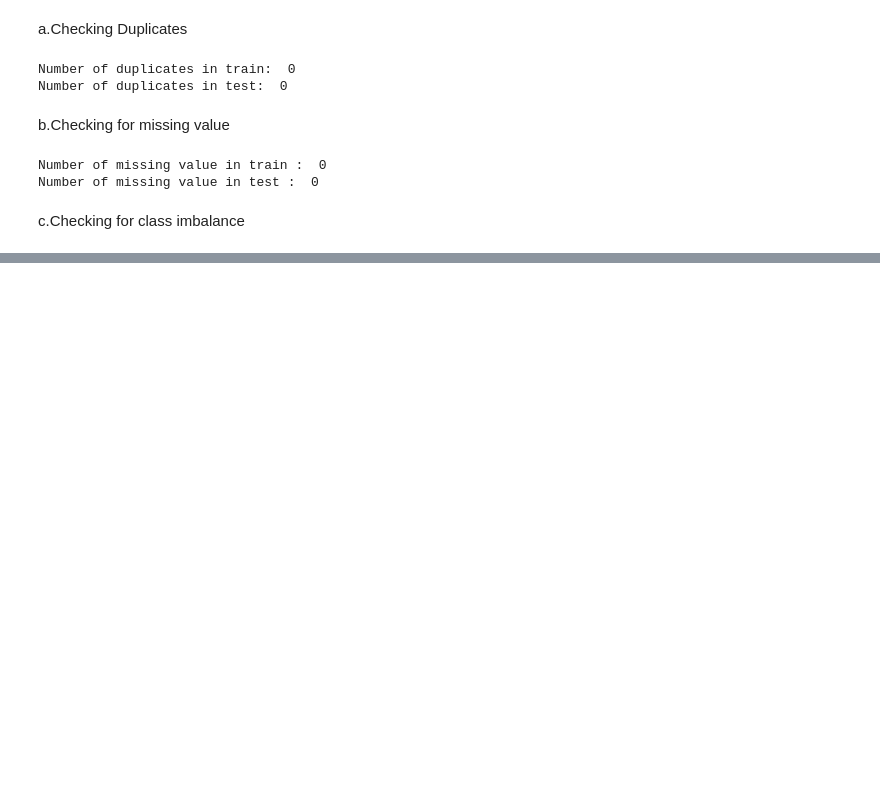
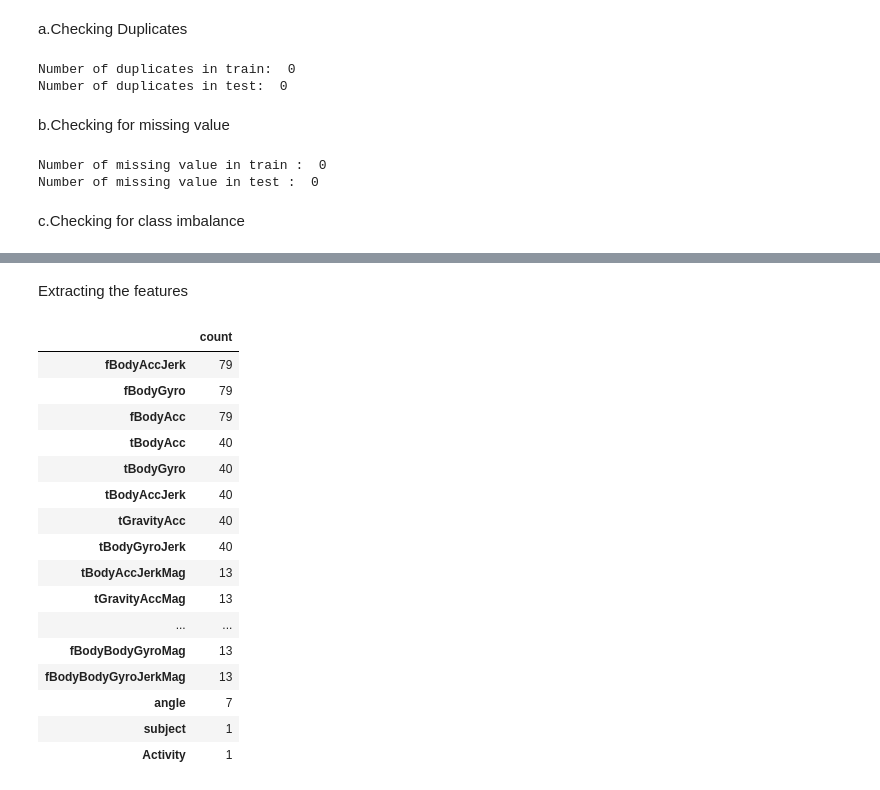
Before and after one commit to 0mcodes/AIML_PROJECTS, a Jupyter notebook: Human Activity Recognition using Smartphone Data/activity.ipynb, the cells around one changed output, grey strips where cells are left out. Drawn from its saved outputs; the diff is of its cells as text; code cells hidden in the pictures; blank space fills up the shorter version.

```diff
--- a/Human Activity Recognition using Smartphone Data/activity.ipynb
+++ b/Human Activity Recognition using Smartphone Data/activity.ipynb
@@ -74,0 +92,22 @@ sns.countplot(train.Activity,order=train.Activity.value_counts().index)
+# %% [markdown]
+Extracting the features
+# %%
+pd.DataFrame.from_dict(Counter([col.split('-')[0].split('(')[0] for col in train.columns ]),orient='index').rename(columns={0:'count'}).sort_values('count',ascending=False)
+# %% [output]
+|  | count |
+| fBodyAccJerk | 79 |
+| fBodyGyro | 79 |
+| fBodyAcc | 79 |
+| tBodyAcc | 40 |
+| tBodyGyro | 40 |
+| tBodyAccJerk | 40 |
+| tGravityAcc | 40 |
+| tBodyGyroJerk | 40 |
+| tBodyAccJerkMag | 13 |
+| tGravityAccMag | 13 |
+| ... | ... |
+| fBodyBodyGyroMag | 13 |
+| fBodyBodyGyroJerkMag | 13 |
+| angle | 7 |
+| subject | 1 |
+| Activity | 1 |
```
Also changed, not shown: parts of 10 cells of this notebook.
